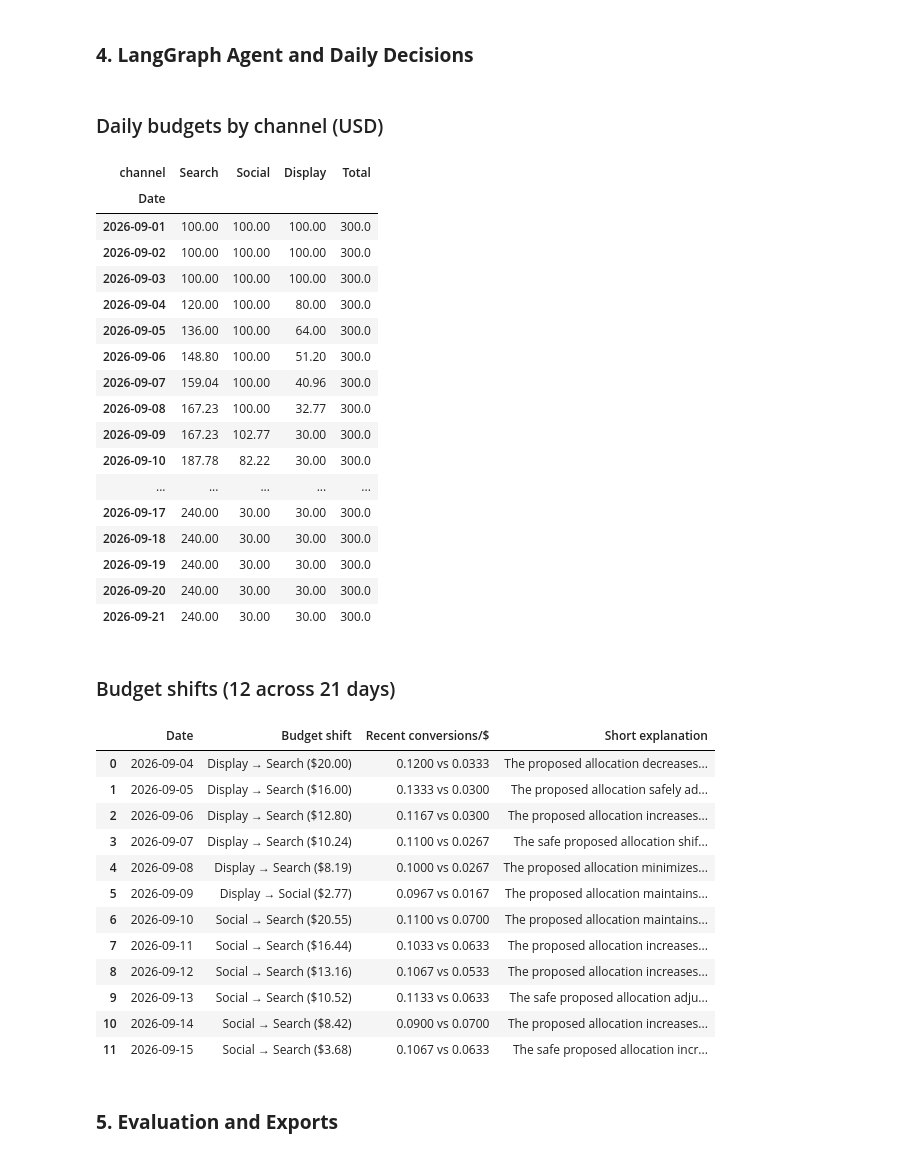
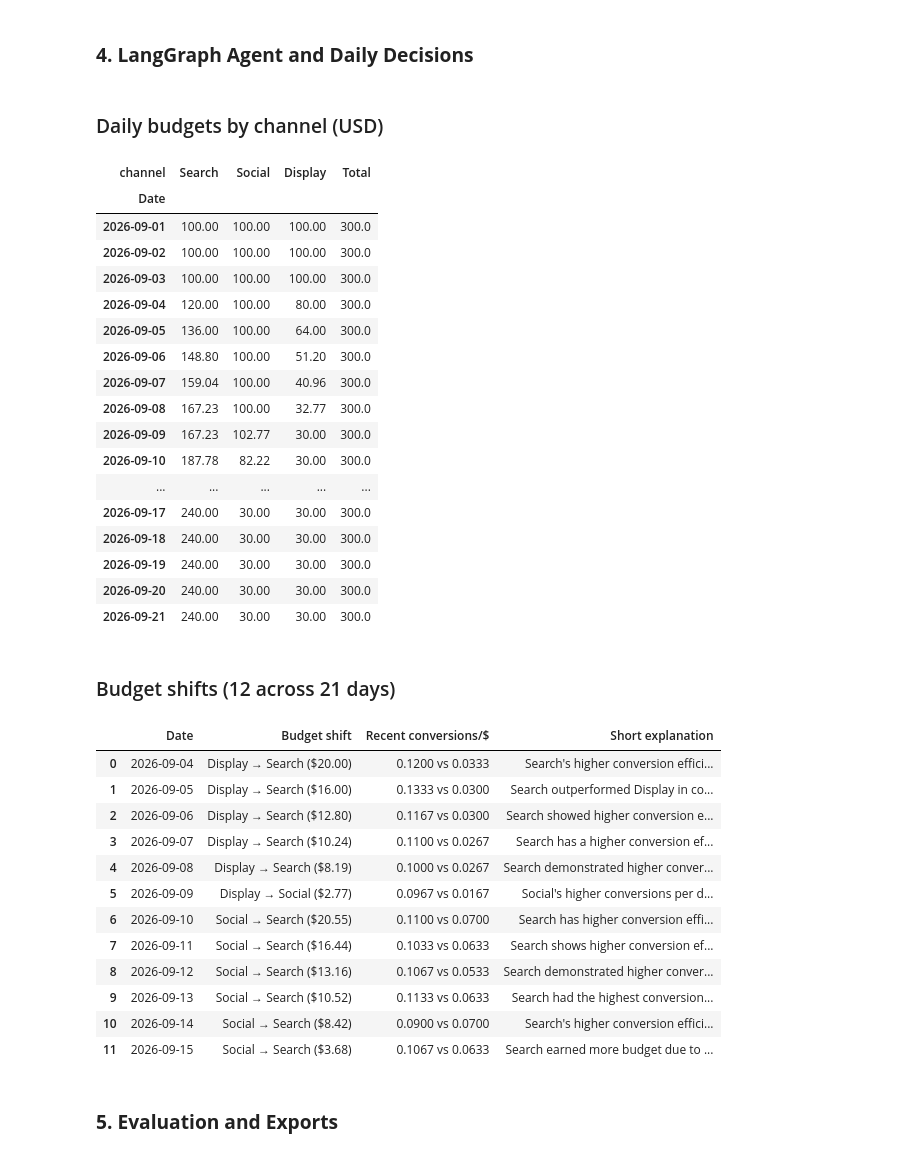
Before and after one commit to Minh-Quan-hub/build-ai-agents-and-chatbots-118s, a Jupyter notebook: ad_optimization_agent_colab.ipynb, the cells around one changed output. Drawn from its saved outputs; the diff is of its cells as text; code cells hidden in the pictures.

```diff
--- a/ad_optimization_agent_colab.ipynb
+++ b/ad_optimization_agent_colab.ipynb
@@ -95,14 +95,14 @@ def agent_reasoning(state: AgentState):
 
     proposed, reason = decide_budget_shift(state["previous"], state["recent"])
     if USE_LLM and proposed != state["previous"]:
-        evidence = calculate_metrics(state["recent"]).reset_index().to_json(orient="records")
+        rates = calculate_metrics(state["recent"])["conversions_per_dollar"].round(4).to_dict()
         response = client.responses.parse(
             model=MODEL,
             input=[{"role": "system", "content": SYSTEM_PROMPT},
                    {"role": "user", "content": json.dumps({"date": str(state["date"].date()),
-                    "previous": state["previous"], "proposed": proposed, "recent_metrics": json.loads(evidence)})}],
+                    "move": reason.split(":")[0], "conversions_per_dollar": rates})}],
             text_format=BudgetReview,
-            max_output_tokens=180,
+            max_output_tokens=120,
             store=False,
         )
         reason += " API explanation: " + response.output_parsed.reason
@@ -154,50 +154,53 @@ for date, group in decisions.groupby("date"):
     winner = gained.iloc[0]
     donor = group.loc[group["shift"] < 0, "channel"].iloc[0]
     rule, _, agent_note = winner["reason"].partition(" API explanation: ")
+    if len(agent_note.split()) > 18:
+        agent_note = f"{winner['channel']} had higher recent conversions per dollar than {donor}."
     change_rows.append({
         "Date": date.strftime("%Y-%m-%d"),
         "Budget shift": f"{donor} → {winner['channel']} (${winner['shift']:.2f})",
         "Recent conversions/$": rule.split("recent conversions/$ ")[1].rstrip("."),
         "Short explanation": agent_note or "Higher recent conversions per dollar.",
     })
 
 changes = pd.DataFrame(change_rows)
 display(Markdown(f"### Budget shifts ({len(changes)} across {len(budget_table)} days)"))
-display(changes)
+with pd.option_context("display.max_colwidth", None):
+    display(changes)
 # %% [output]
 ### Daily budgets by channel (USD)
 | channel | Search | Social | Display | Total |
 | Date |  |  |  |  |
 | 2026-09-01 | 100.00 | 100.00 | 100.00 | 300.0 |
 | 2026-09-02 | 100.00 | 100.00 | 100.00 | 300.0 |
 | 2026-09-03 | 100.00 | 100.00 | 100.00 | 300.0 |
 | 2026-09-04 | 120.00 | 100.00 | 80.00 | 300.0 |
 | 2026-09-05 | 136.00 | 100.00 | 64.00 | 300.0 |
 | 2026-09-06 | 148.80 | 100.00 | 51.20 | 300.0 |
 | 2026-09-07 | 159.04 | 100.00 | 40.96 | 300.0 |
 | 2026-09-08 | 167.23 | 100.00 | 32.77 | 300.0 |
 | 2026-09-09 | 167.23 | 102.77 | 30.00 | 300.0 |
 | 2026-09-10 | 187.78 | 82.22 | 30.00 | 300.0 |
 | ... | ... | ... | ... | ... |
 | 2026-09-17 | 240.00 | 30.00 | 30.00 | 300.0 |
 | 2026-09-18 | 240.00 | 30.00 | 30.00 | 300.0 |
 | 2026-09-19 | 240.00 | 30.00 | 30.00 | 300.0 |
 | 2026-09-20 | 240.00 | 30.00 | 30.00 | 300.0 |
 | 2026-09-21 | 240.00 | 30.00 | 30.00 | 300.0 |
 ### Budget shifts (12 across 21 days)
 |  | Date | Budget shift | Recent conversions/$ | Short explanation |
-| 0 | 2026-09-04 | Display → Search ($20.00) | 0.1200 vs 0.0333 | The proposed allocation decreases... |
-| 1 | 2026-09-05 | Display → Search ($16.00) | 0.1333 vs 0.0300 | The proposed allocation safely ad... |
-| 2 | 2026-09-06 | Display → Search ($12.80) | 0.1167 vs 0.0300 | The proposed allocation increases... |
-| 3 | 2026-09-07 | Display → Search ($10.24) | 0.1100 vs 0.0267 | The safe proposed allocation shif... |
-| 4 | 2026-09-08 | Display → Search ($8.19) | 0.1000 vs 0.0267 | The proposed allocation minimizes... |
-| 5 | 2026-09-09 | Display → Social ($2.77) | 0.0967 vs 0.0167 | The proposed allocation maintains... |
-| 6 | 2026-09-10 | Social → Search ($20.55) | 0.1100 vs 0.0700 | The proposed allocation maintains... |
-| 7 | 2026-09-11 | Social → Search ($16.44) | 0.1033 vs 0.0633 | The proposed allocation increases... |
-| 8 | 2026-09-12 | Social → Search ($13.16) | 0.1067 vs 0.0533 | The proposed allocation increases... |
-| 9 | 2026-09-13 | Social → Search ($10.52) | 0.1133 vs 0.0633 | The safe proposed allocation adju... |
-| 10 | 2026-09-14 | Social → Search ($8.42) | 0.0900 vs 0.0700 | The proposed allocation increases... |
-| 11 | 2026-09-15 | Social → Search ($3.68) | 0.1067 vs 0.0633 | The safe proposed allocation incr... |
+| 0 | 2026-09-04 | Display → Search ($20.00) | 0.1200 vs 0.0333 | Search's higher conversion effici... |
+| 1 | 2026-09-05 | Display → Search ($16.00) | 0.1333 vs 0.0300 | Search outperformed Display in co... |
+| 2 | 2026-09-06 | Display → Search ($12.80) | 0.1167 vs 0.0300 | Search showed higher conversion e... |
+| 3 | 2026-09-07 | Display → Search ($10.24) | 0.1100 vs 0.0267 | Search has a higher conversion ef... |
+| 4 | 2026-09-08 | Display → Search ($8.19) | 0.1000 vs 0.0267 | Search demonstrated higher conver... |
+| 5 | 2026-09-09 | Display → Social ($2.77) | 0.0967 vs 0.0167 | Social's higher conversions per d... |
+| 6 | 2026-09-10 | Social → Search ($20.55) | 0.1100 vs 0.0700 | Search has higher conversion effi... |
+| 7 | 2026-09-11 | Social → Search ($16.44) | 0.1033 vs 0.0633 | Search shows higher conversion ef... |
+| 8 | 2026-09-12 | Social → Search ($13.16) | 0.1067 vs 0.0533 | Search demonstrated higher conver... |
+| 9 | 2026-09-13 | Social → Search ($10.52) | 0.1133 vs 0.0633 | Search had the highest conversion... |
+| 10 | 2026-09-14 | Social → Search ($8.42) | 0.0900 vs 0.0700 | Search's higher conversion effici... |
+| 11 | 2026-09-15 | Social → Search ($3.68) | 0.1067 vs 0.0633 | Search earned more budget due to ... |
 # %% [markdown]
 ### **5. Evaluation and Exports**
 # %%
```
Also changed, not shown: parts of 2 cells of this notebook.
